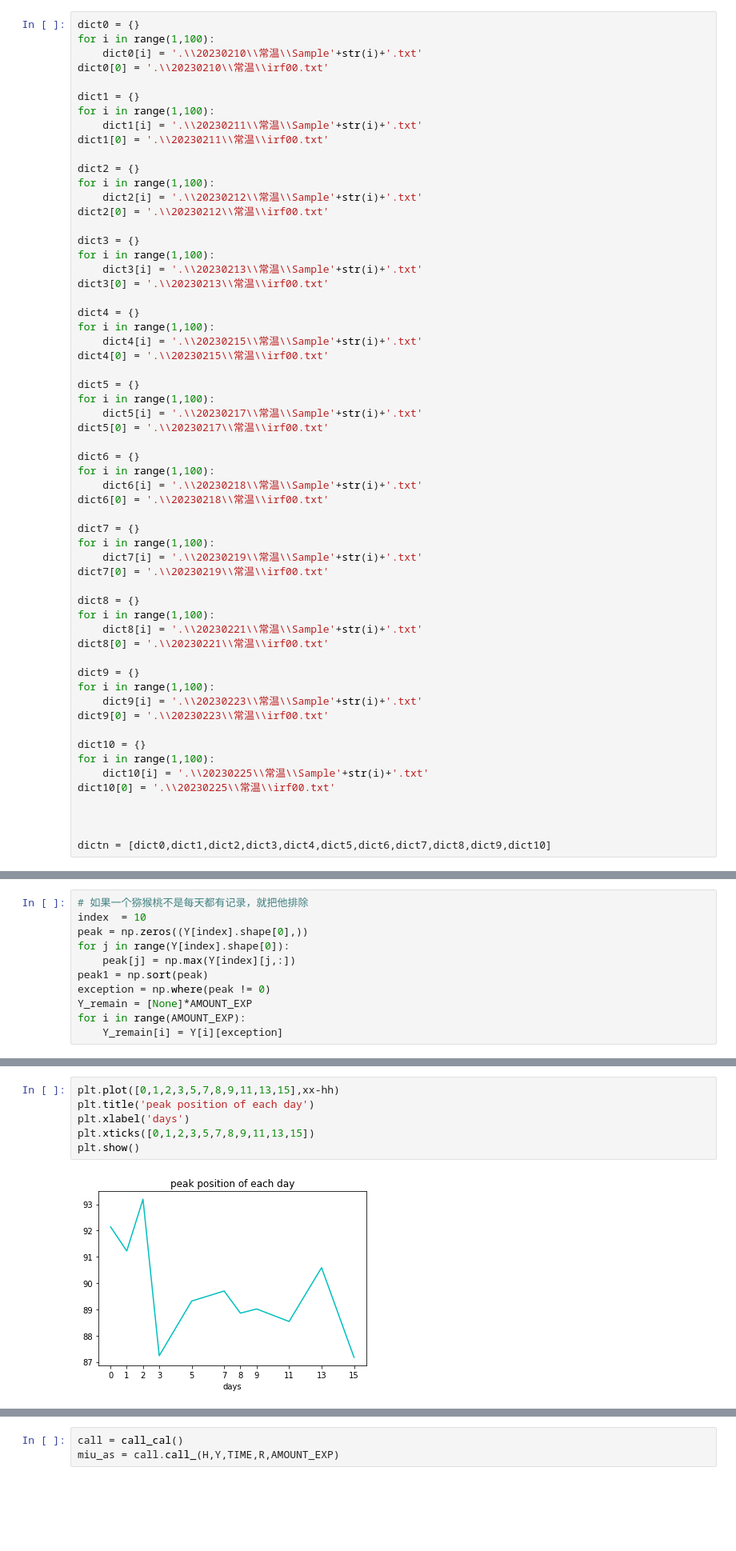
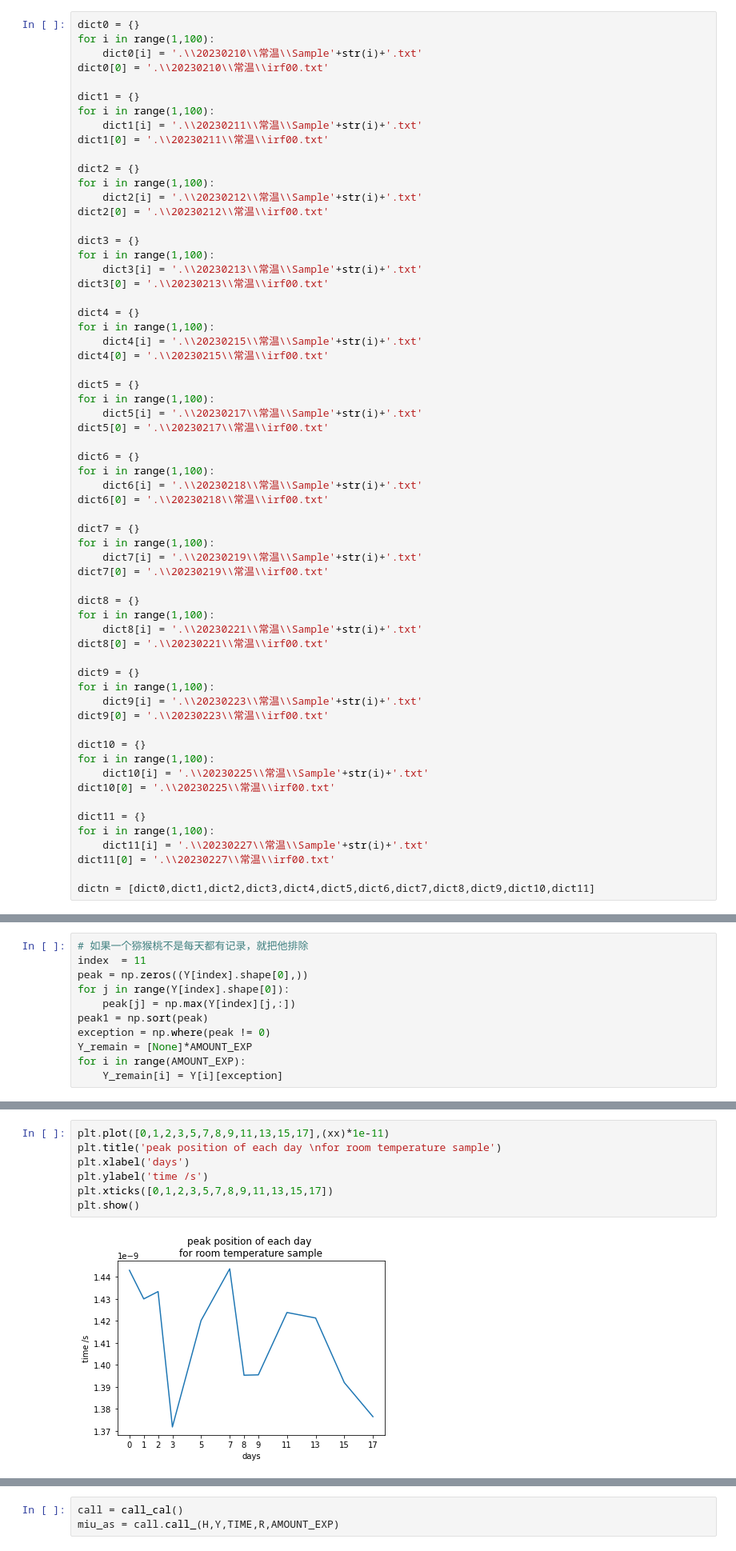
Before and after one commit to xbx18502/Graduation_research_feb, a Jupyter notebook: first_step_exclude_day3.ipynb, the cells around one changed output, grey strips where cells are left out. Shown at 80% size. Drawn from its saved outputs; the diff is of its cells as text; blank space fills up the shorter version.

```diff
--- a/first_step_exclude_day3.ipynb
+++ b/first_step_exclude_day3.ipynb
@@ -124,9 +124,12 @@ for i in range(1,100):
     dict10[i] = '.\\20230225\\常温\\Sample'+str(i)+'.txt'
 dict10[0] = '.\\20230225\\常温\\irf00.txt'
 
+dict11 = {}
+for i in range(1,100):
+    dict11[i] = '.\\20230227\\常温\\Sample'+str(i)+'.txt'
+dict11[0] = '.\\20230227\\常温\\irf00.txt'
 
-
-dictn = [dict0,dict1,dict2,dict3,dict4,dict5,dict6,dict7,dict8,dict9,dict10]
+dictn = [dict0,dict1,dict2,dict3,dict4,dict5,dict6,dict7,dict8,dict9,dict10,dict11]
 # %%
 class analyze(object):
     def __init__(self):
@@ -218,7 +221,7 @@ plt.show()
 [figure]
 # %%
 # 如果一个猕猴桃不是每天都有记录，就把他排除
-index  = 10
+index  = 11
 peak = np.zeros((Y[index].shape[0],))
 for j in range(Y[index].shape[0]):
     peak[j] = np.max(Y[index][j,:])
@@ -247,13 +250,14 @@ for i in range(AMOUNT_EXP):
     xx[i] = np.mean(peak_Y[i])
     hh[i] = np.argmax(H[i])
 # %%
-plt.plot([0,1,2,3,5,7,8,9,11,13,15],xx-hh)
-plt.title('peak position of each day')
+plt.plot([0,1,2,3,5,7,8,9,11,13,15,17],(xx)*1e-11)
+plt.title('peak position of each day \nfor room temperature sample')
 plt.xlabel('days')
-plt.xticks([0,1,2,3,5,7,8,9,11,13,15])
+plt.ylabel('time /s')
+plt.xticks([0,1,2,3,5,7,8,9,11,13,15,17])
 plt.show()
 # %% [output]
-[figure, old version]
+[figure, new version]
 # %%
 ##########################################
 fig = plt.figure(figsize = (8,8))
```
Also changed, not shown: 2 other files.
